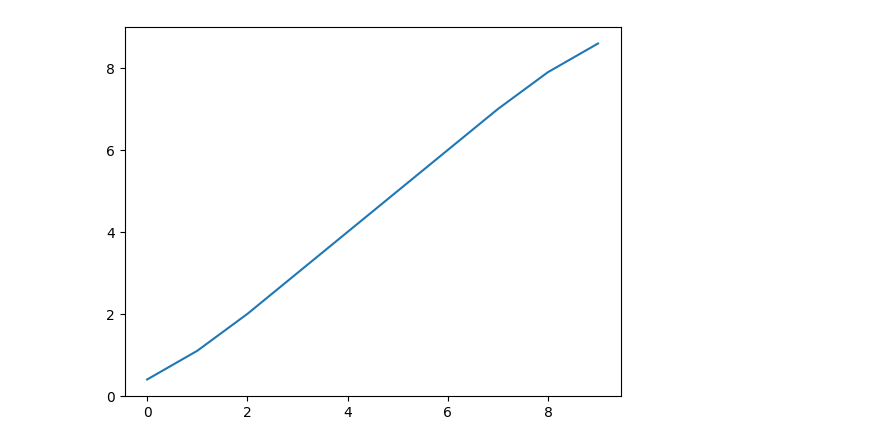
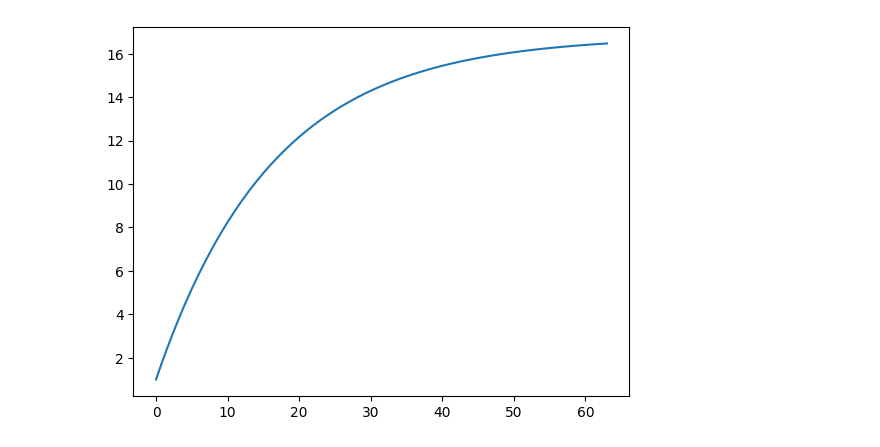
Before and after one commit to MartinMao2023/TBQDRL, a Jupyter notebook: test.ipynb, the cells around one changed output. Drawn from its saved outputs; the diff is of its cells as text; code cells hidden in the pictures.

```diff
--- a/test.ipynb
+++ b/test.ipynb
@@ -76,0 +8,2 @@ smoothed_signal = jnp.convolve(padded_signal, kernel, mode='valid')
+# %%
+d = 64
@@ -76,0 +17,5 @@ smoothed_signal = jnp.convolve(padded_signal, kernel, mode='valid')
+# %%
+log_discount = jnp.log(0.99 * 0.95)
+weights = 0.99 / (1 - 0.99 * 0.95) * (1 - jnp.exp(log_discount * jnp.arange(d + 1)))
+weights = weights * jnp.where(jnp.arange(d + 1) < d, 1 - 0.95, 1)
+weights = weights - jnp.where(jnp.arange(d + 1) < d, 1.0, 0.0)
@@ -77,5 +30,7 @@ smoothed_signal = jnp.convolve(padded_signal, kernel, mode='valid')
+# %%
+reward_weights = (1 - jnp.exp(log_discount * jnp.arange(d) + log_discount)) / (1 - 0.99 * 0.95)
 # %%
-plt.plot(x, smoothed_signal)
+plt.plot(jnp.arange(d), reward_weights)
 plt.show()
 # %% [output]
-[figure, old version]
+[figure, new version]
```
Also changed, not shown: parts of 14 cells of this notebook, 14 other files.
